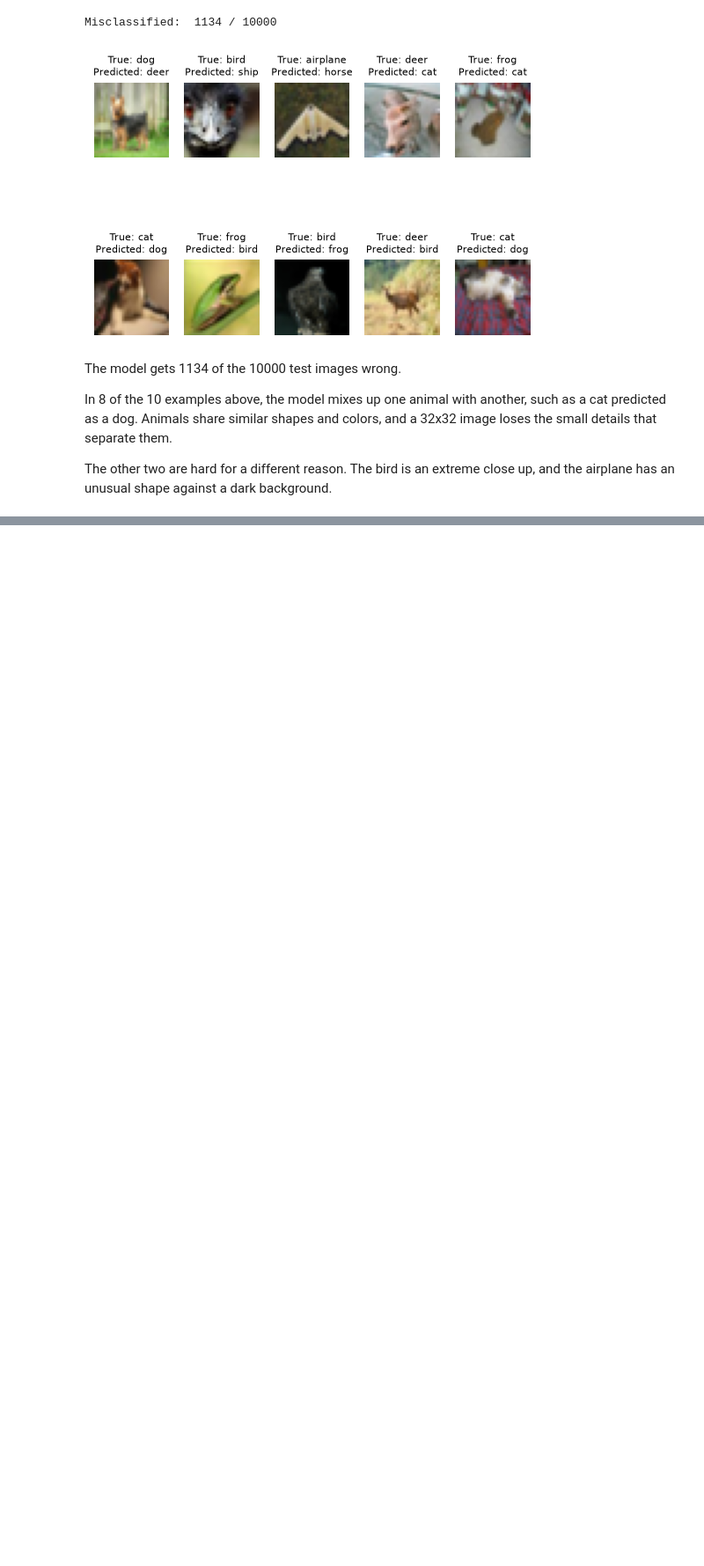
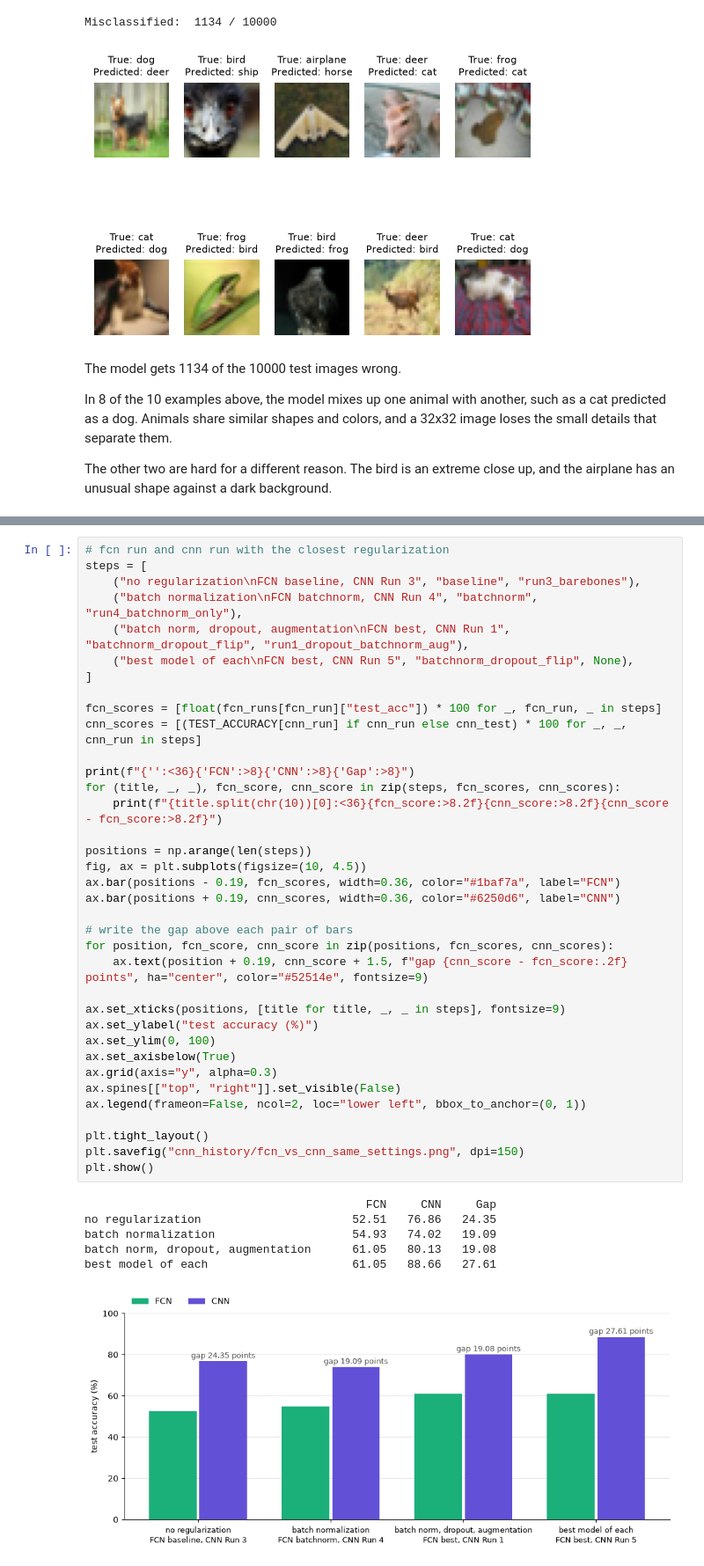
Before and after one commit to alekkiq/neural-networks-g5, a Jupyter notebook: mini-projects/cifar-10/cnn.ipynb, the cells around one changed output, grey strips where cells are left out. Shown at 88% size. Drawn from its saved outputs; the diff is of its cells as text; blank space fills up the shorter version.

```diff
--- a/mini-projects/cifar-10/cnn.ipynb
+++ b/mini-projects/cifar-10/cnn.ipynb
@@ -583,3 +600,46 @@ plt.show()
+# %%
+# fcn run and cnn run with the closest regularization
+steps = [
+    ("no regularization\nFCN baseline, CNN Run 3", "baseline", "run3_barebones"),
+    ("batch normalization\nFCN batchnorm, CNN Run 4", "batchnorm", "run4_batchnorm_only"),
+    ("batch norm, dropout, augmentation\nFCN best, CNN Run 1", "batchnorm_dropout_flip", "run1_dropout_batchnorm_aug"),
+    ("best model of each\nFCN best, CNN Run 5", "batchnorm_dropout_flip", None),
+]
+
+fcn_scores = [float(fcn_runs[fcn_run]["test_acc"]) * 100 for _, fcn_run, _ in steps]
+cnn_scores = [(TEST_ACCURACY[cnn_run] if cnn_run else cnn_test) * 100 for _, _, cnn_run in steps]
+
+print(f"{'':<36}{'FCN':>8}{'CNN':>8}{'Gap':>8}")
+for (title, _, _), fcn_score, cnn_score in zip(steps, fcn_scores, cnn_scores):
+    print(f"{title.split(chr(10))[0]:<36}{fcn_score:>8.2f}{cnn_score:>8.2f}{cnn_score - fcn_score:>8.2f}")
+
+positions = np.arange(len(steps))
+fig, ax = plt.subplots(figsize=(10, 4.5))
+ax.bar(positions - 0.19, fcn_scores, width=0.36, color="#1baf7a", label="FCN")
+ax.bar(positions + 0.19, cnn_scores, width=0.36, color="#6250d6", label="CNN")
+
+# write the gap above each pair of bars
+for position, fcn_score, cnn_score in zip(positions, fcn_scores, cnn_scores):
+    ax.text(position + 0.19, cnn_score + 1.5, f"gap {cnn_score - fcn_score:.2f} points", ha="center", color="#52514e", fontsize=9)
+
+ax.set_xticks(positions, [title for title, _, _ in steps], fontsize=9)
+ax.set_ylabel("test accuracy (%)")
+ax.set_ylim(0, 100)
+ax.set_axisbelow(True)
+ax.grid(axis="y", alpha=0.3)
+ax.spines[["top", "right"]].set_visible(False)
+ax.legend(frameon=False, ncol=2, loc="lower left", bbox_to_anchor=(0, 1))
+
+plt.tight_layout()
+plt.savefig("cnn_history/fcn_vs_cnn_same_settings.png", dpi=150)
+plt.show()
+# %% [output]
+                                         FCN     CNN     Gap
+no regularization                      52.51   76.86   24.35
+batch normalization                    54.93   74.02   19.09
+batch norm, dropout, augmentation      61.05   80.13   19.08
+best model of each                     61.05   88.66   27.61
+[figure, added]
 # %% [markdown]
 ### Why the CNN performs better
 
```
Also changed, not shown: parts of 9 cells of this notebook, 11 other files.
